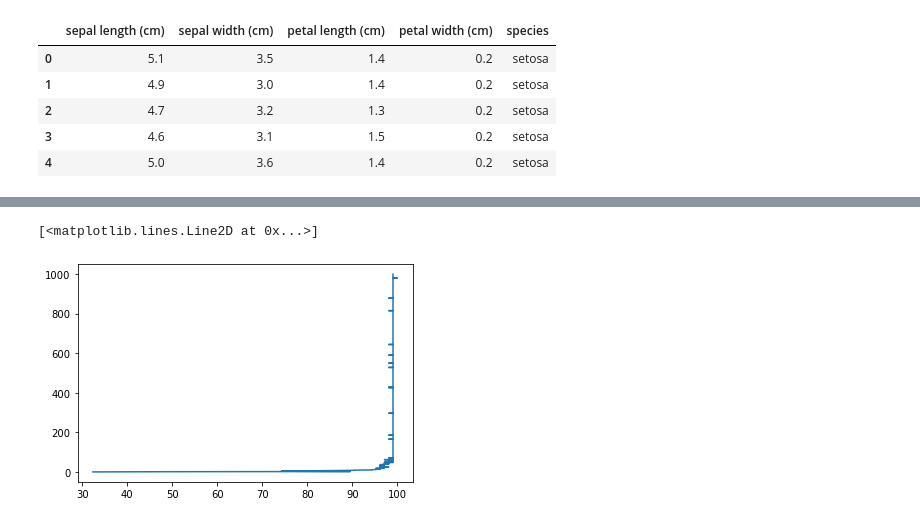
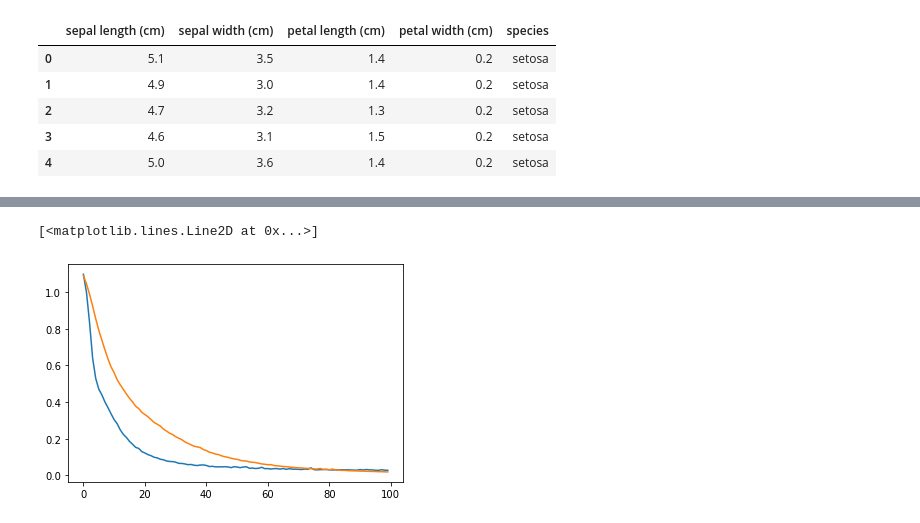
Before and after one commit to peterhubina/Iris-NeuralNetworks-Classification, a Jupyter notebook: zadanie_3.ipynb, the cells around one changed output, grey strips where cells are left out. Drawn from its saved outputs; the diff is of its cells as text; code cells hidden in the pictures.

```diff
--- a/zadanie_3.ipynb
+++ b/zadanie_3.ipynb
@@ -310,5 +324,8 @@ plt.yscale('log')
-# %%
-plt.plot(acc_arr, epochs)
-# %% [output]
-[<matplotlib.lines.Line2D at 0x...>]
-[figure, removed]
+# %%
+epochs = range(0, 100)
+plt.plot(epochs,losses_mean, label='train')
+plt.plot(epochs, loss_vall_arr, label='valid')
+#plt.yscale('log')
+# %% [output]
+[<matplotlib.lines.Line2D at 0x...>]
+[figure, added]
```
Also changed, not shown: parts of 10 cells of this notebook.
